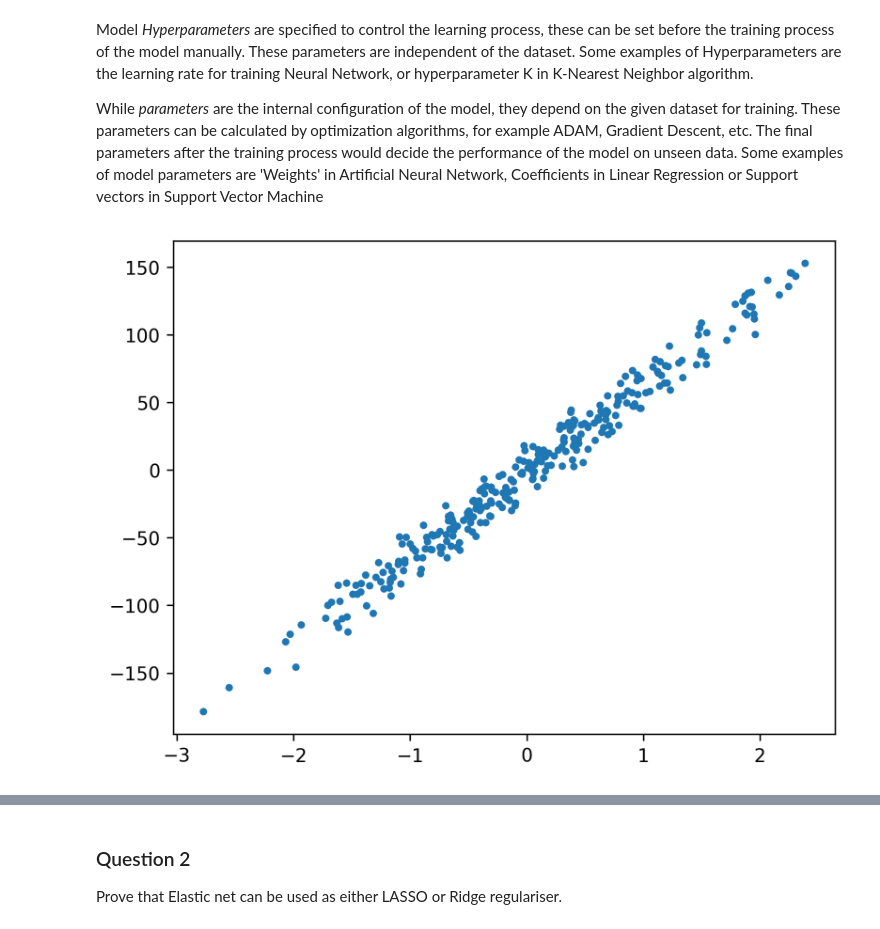
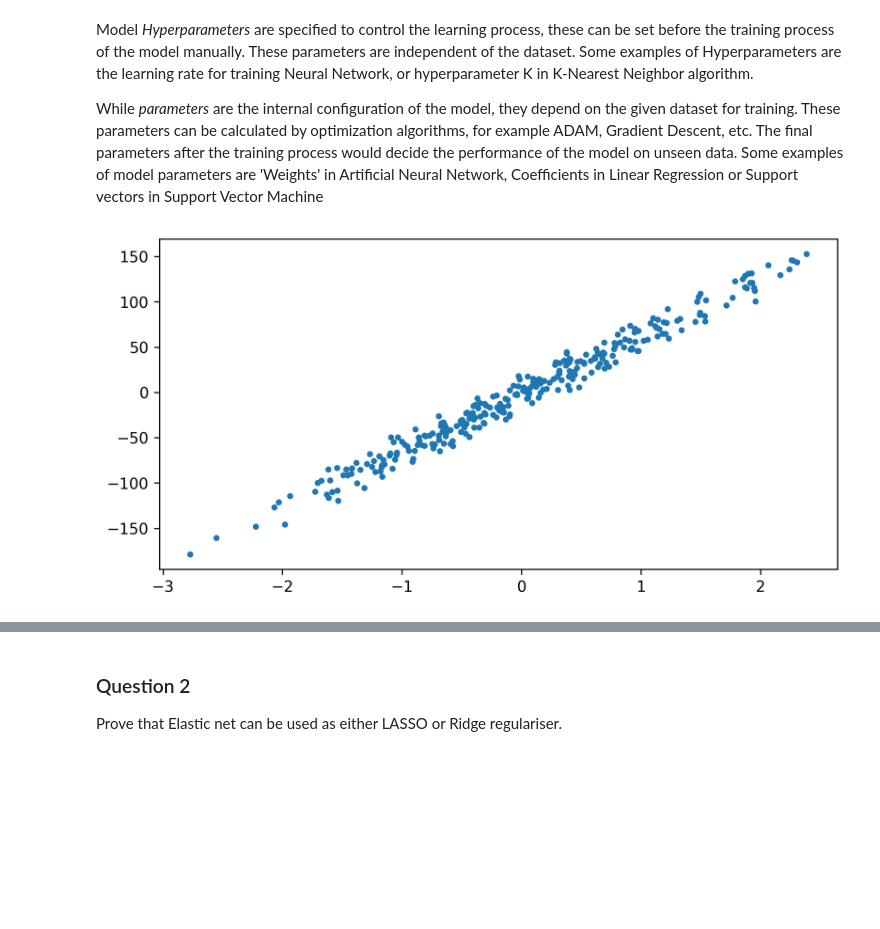
Before and after one commit to NNCT2904/SIT720-MachineLearning, a Jupyter notebook: Assignment3/Assignment3.ipynb, the cells around one changed output, grey strips where cells are left out. Drawn from its saved outputs; the diff is of its cells as text; code cells hidden in the pictures; blank space fills up the shorter version.

```diff
--- a/Assignment3/Assignment3.ipynb
+++ b/Assignment3/Assignment3.ipynb
@@ -38,22 +38,22 @@ Some examples of model parameters are 'Weights' in Artificial Neural Network, Co
 # %%
 # Prepare with dummy data
 from sklearn import datasets
 
-
+plt.figure(figsize=(8, 4), dpi=300)
 
 X, Y, coef = datasets.make_regression(
     n_samples=300,
     n_features=1,
     n_informative=10,
     noise=10,
     coef=True,
     random_state=0
     )
 
 plt.plot(X, Y, '.')
 plt.show()
 # %% [output]
-[figure, old version]
+[figure, new version]
 # %%
 # Example 1: Lasso regression
 # Hyperparameter: alpha and max_iter
```
Also changed, not shown: parts of 25 cells of this notebook.
